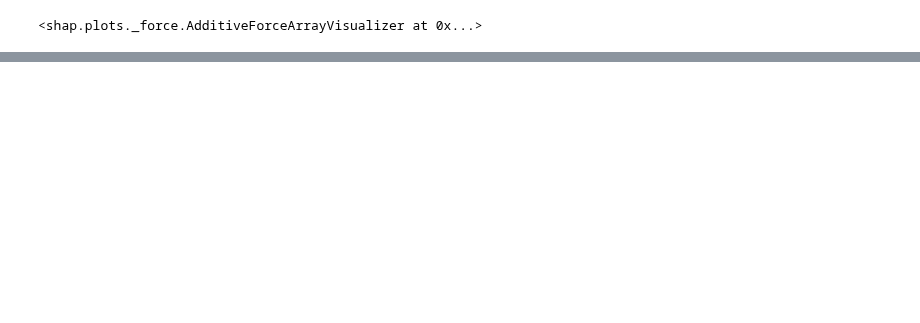
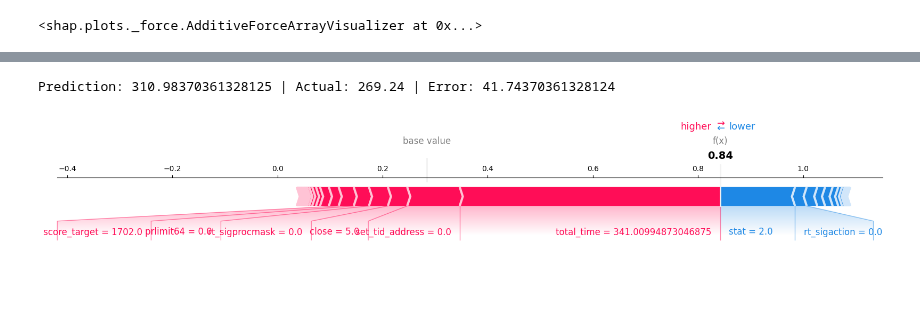
Before and after one commit to FrancoCabezasPoblete/resource-prediction-study, a Jupyter notebook: notebooks/modelFeedForward.ipynb, the cells around one changed output, grey strips where cells are left out. Cells and saved outputs as stored; diff of their text form; code cells hidden in the pictures; blank space fills up the shorter version.

```diff
--- a/notebooks/modelFeedForward.ipynb
+++ b/notebooks/modelFeedForward.ipynb
@@ -488,3 +481,10 @@ Prediction: 233.10740661621094 | Actual: 269.24 | Error: 36.13259338378907
+# %%
+instance = 170
+print(f"Prediction: {y_prediction[instance].item()} | Actual: {test_df_og.iloc[instance]['total_time_target']} | Error: {abs(y_prediction[instance].item() - test_df_og.iloc[instance]['total_time_target'])}")
+shap.force_plot(explainer.expected_value[0], shap_values[instance, :, 0], X_test_non_scaled[instance], feature_names=features, matplotlib=True)
+# %% [output]
+Prediction: 310.98370361328125 | Actual: 269.24 | Error: 41.74370361328124
+[figure, added]
 # %%
 # Sumarize the effects of all the features
 shap.summary_plot(shap_values[:,:,0], X_test_non_scaled, feature_names=features)
```
Also changed, not shown: parts of 13 cells of this notebook, 16 other files.
